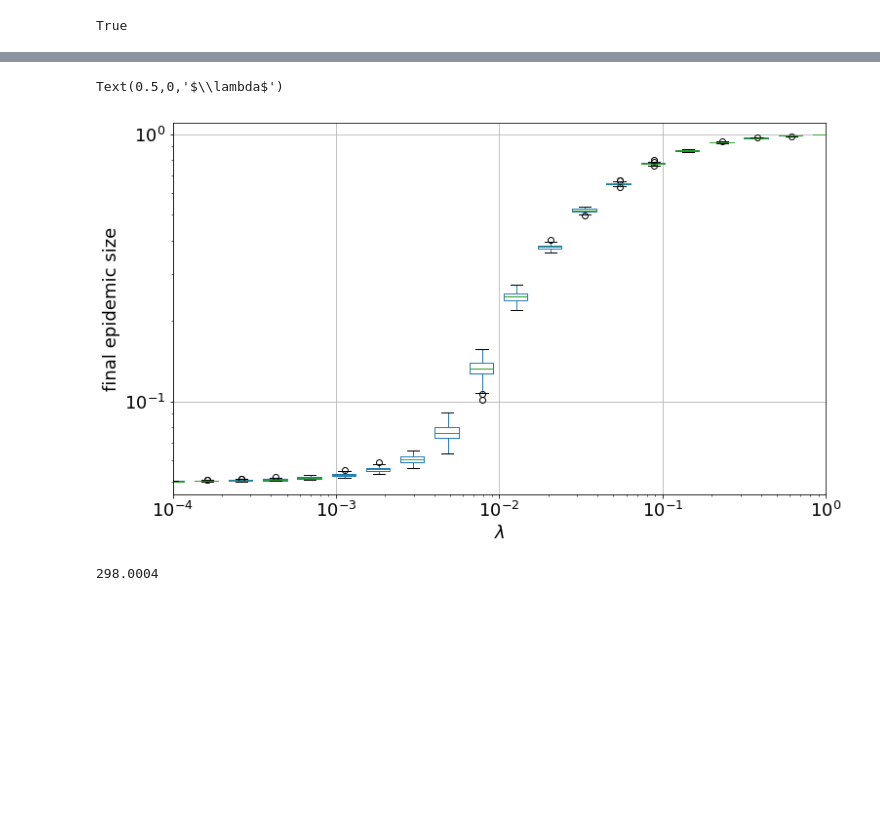
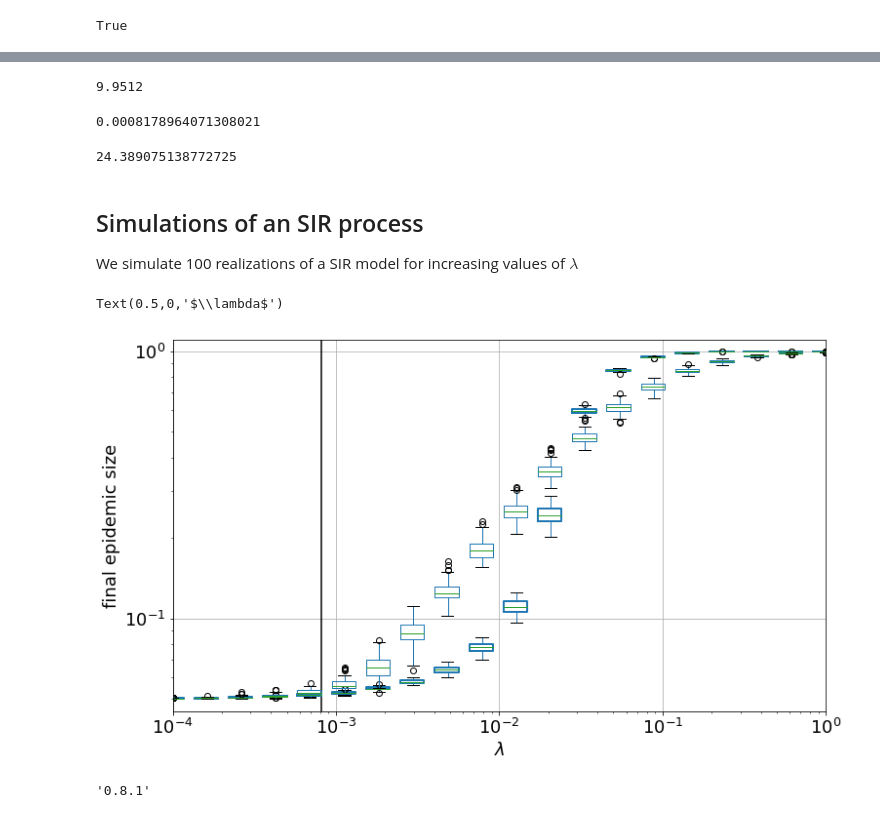
Before and after one commit to micheletizzoni/Complexity-in-social-systems, a Jupyter notebook: 3-epidemic-spreading/nb07_epidemics_on_networks.ipynb, the cells around one changed output, grey strips where cells are left out. Drawn from its saved outputs; the diff is of its cells as text; code cells hidden in the pictures; blank space fills up the shorter version.

```diff
--- a/3-epidemic-spreading/nb07_epidemics_on_networks.ipynb
+++ b/3-epidemic-spreading/nb07_epidemics_on_networks.ipynb
@@ -189,7 +206,8 @@ def get_activity(x0,x1,g):
 N=10000
 a=[]
 for i in range(N):
-    act=get_activity(2,int(sqrt(N)),-2.2)
+    #act=get_activity(2,int(sqrt(N)),-2.2)
+    act=get_activity(2,N-1,-2.1)
     a.append(int(round(act)))
 
 if sum(a)%2==0:
@@ -237,3 +255,20 @@ print(avg_k2)
+# %%
+avg_deg=2*len(G1.edges)/N
+print(avg_deg)
+# %% [output]
+9.9512
+# %%
+lambda_c1=mu*avg_deg/(avg_k2-avg_deg)
+print(lambda_c1)
+# %% [output]
+0.0008178964071308021
+# %%
+lc/lambda_c1
+# %% [output]
+24.389075138772725
+# %% [markdown]
+## Simulations of an SIR process
+We simulate 100 realizations of a SIR model for increasing values of $\lambda$
 # %%
 final_size_conf=defaultdict(list)
 
@@ -248,27 +283,26 @@ conf_net_size=pd.DataFrame.from_dict(final_size_conf)
 # %%
 plt.figure(figsize=(12,7))
 
-#homo_net_size.boxplot(positions=np.array(homo_net_size.columns), widths=np.array(homo_net_size.columns)/3 )
+boxprops1 = dict(linestyle='-', linewidth=2, color='b')
+
+homo_net_size.boxplot(positions=np.array(homo_net_size.columns), widths=np.array(homo_net_size.columns)/3, boxprops=boxprops1)
 
 conf_net_size.boxplot(positions=np.array(conf_net_size.columns), widths=np.array(conf_net_size.columns)/3)
+
+plt.vlines(x=lambda_c1, ymin=0.04, ymax=1.1)
 
 plt.yscale('log')
 plt.xscale('log')
 plt.xlim(0.0001, 1.0)
 plt.ylim(0.045, 1.1)
 plt.xticks(fontsize=18)
 plt.yticks(fontsize=18)
 plt.ylabel('final epidemic size', fontsize=18)
 plt.xlabel('$\lambda$', fontsize=18)
 # %% [output]
 Text(0.5,0,'$\\lambda$')
-[figure, old version]
+[figure, new version]
-# %%
-sum_k2=0
-for i in G1.nodes():
-    k=G1.degree(i)
-    sum_k2+=k*k
-avg_k2=sum_k2/N
-print(avg_k2)
-# %% [output]
-298.0004
+# %%
+sns.__version__
+# %% [output]
+'0.8.1'
```
Also changed, not shown: parts of 23 cells of this notebook.
